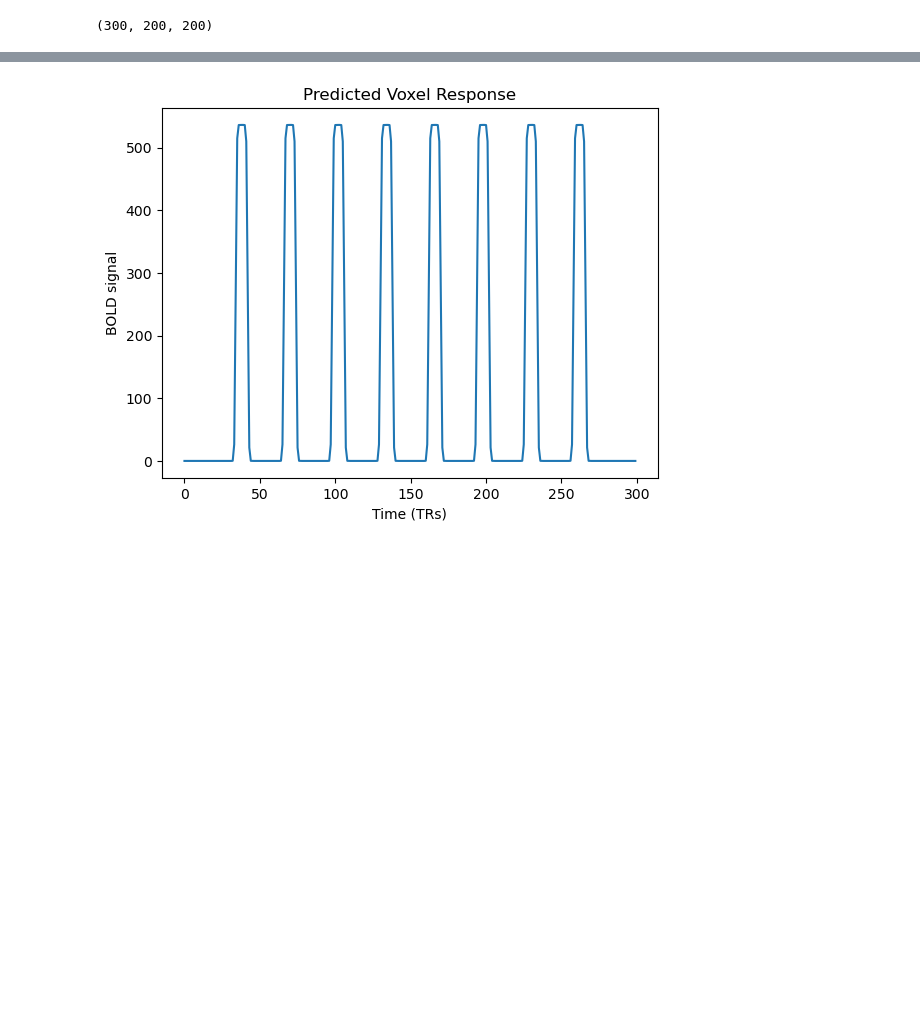
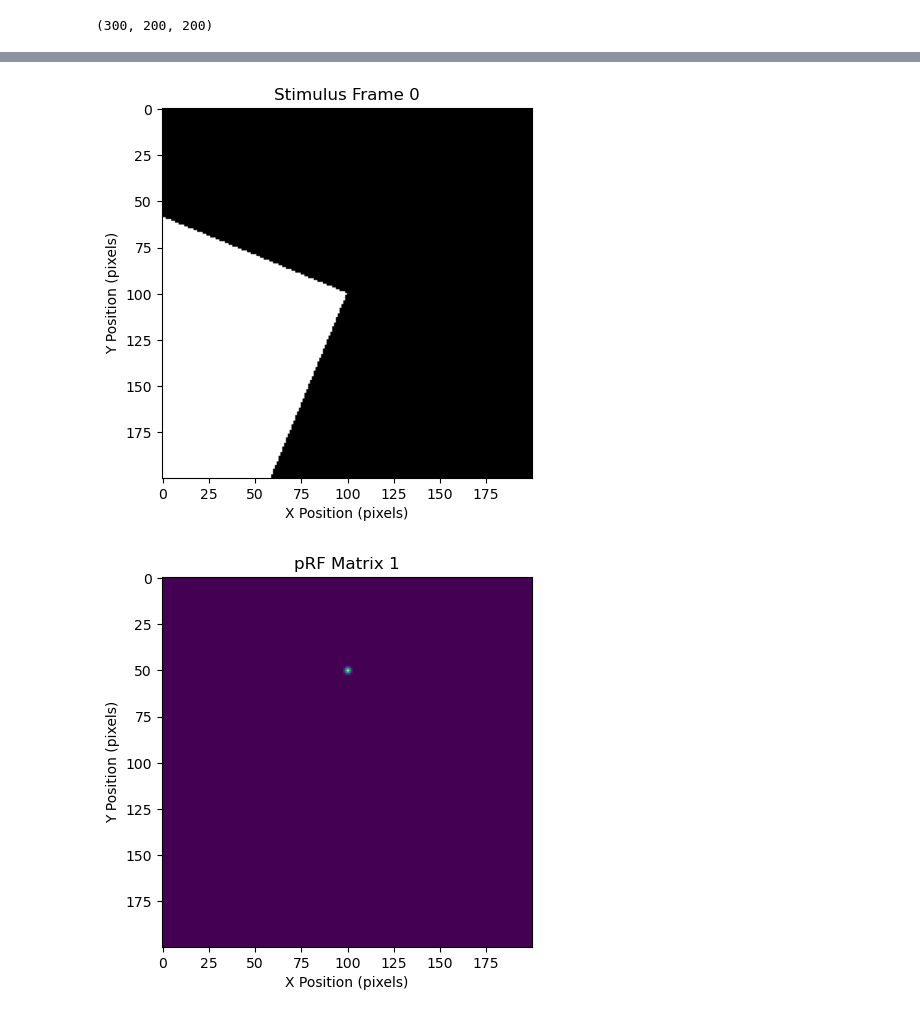
Before and after one commit to JosephineTu/NMA-Project, a Jupyter notebook: response_model-1.ipynb, the cells around one changed output, grey strips where cells are left out. Saved outputs shown, nothing was run; the diff lists cells and outputs as text; code cells hidden in the pictures; blank space fills up the shorter version.

```diff
--- a/response_model-1.ipynb
+++ b/response_model-1.ipynb
@@ -120,14 +195,30 @@ def simulate_voxel_response(stimulus, prf):
     return response
 # %%
 # Example of simulating a voxel response
-prf = make_prf_matrix(x0_pix=10, y0_pix=100, sigma_pix=10)
+prf = make_prf_matrix(x0_pix=10, y0_pix=100, sigma_pix=3)
 stimulus_matrix=generate_rotating_wedge_stimulus(n_frames=300, height=200, width=200, visual_field_deg=16.08, wedge_width_deg=90, cycle_duration=32, n_cycles=8, blank_duration=22, direction='ccw')
+plt.imshow(stimulus_matrix[100], cmap='gray')
+plt.title("Stimulus Frame 0")
+plt.xlabel("X Position (pixels)")
+plt.ylabel("Y Position (pixels)")
+plt.show()
+plt.imshow(make_prf_matrix(100, 50, 1))
+plt.title("pRF Matrix 1")
+plt.xlabel("X Position (pixels)")
+plt.ylabel("Y Position (pixels)")
+plt.show()
+plt.imshow(make_prf_matrix(150,100,3))
+plt.title("pRF Matrix 2")
+plt.xlabel("X Position (pixels)")
+plt.ylabel("Y Position (pixels)")
+plt.show()
 predicted_response = simulate_voxel_response(stimulus_matrix, prf)
 import matplotlib.pyplot as plt
 plt.plot(predicted_response)
 plt.xlabel("Time (TRs)")
 plt.ylabel("BOLD signal")
 plt.title("Predicted Voxel Response")
 plt.show()
 # %% [output]
-[figure, old version]
+[figure, new version]
+[figure, added]
```
Also changed, not shown: parts of 18 cells of this notebook.
